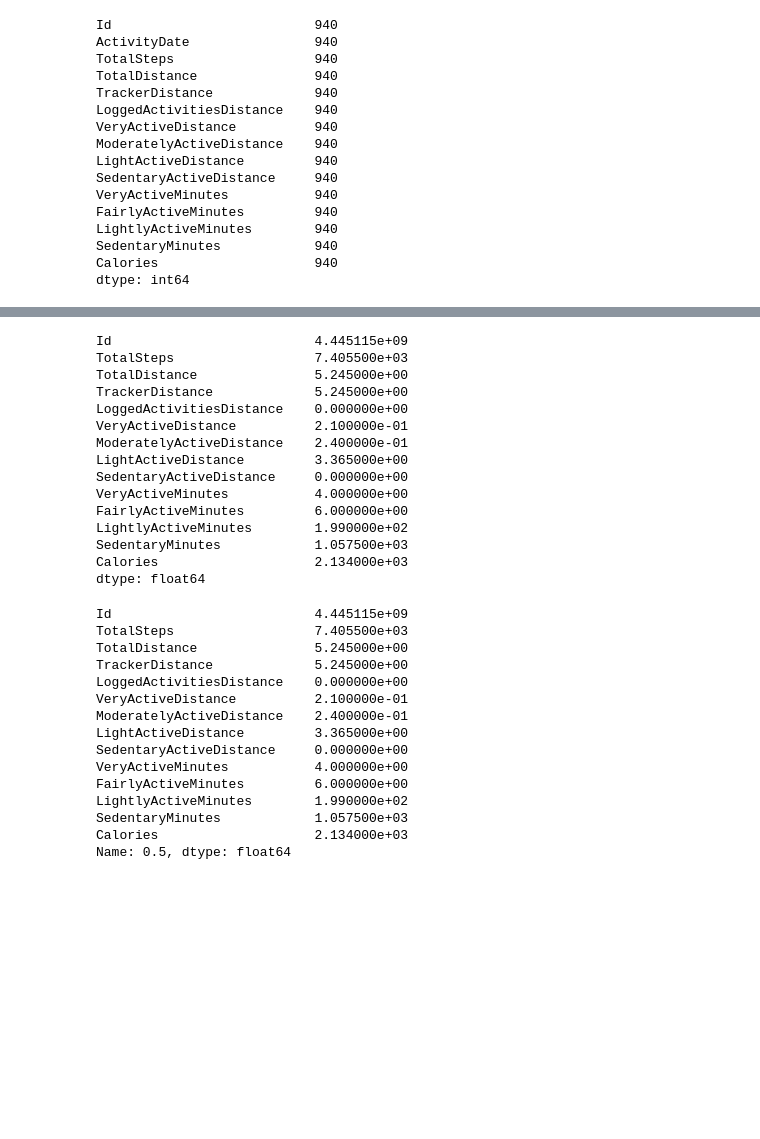
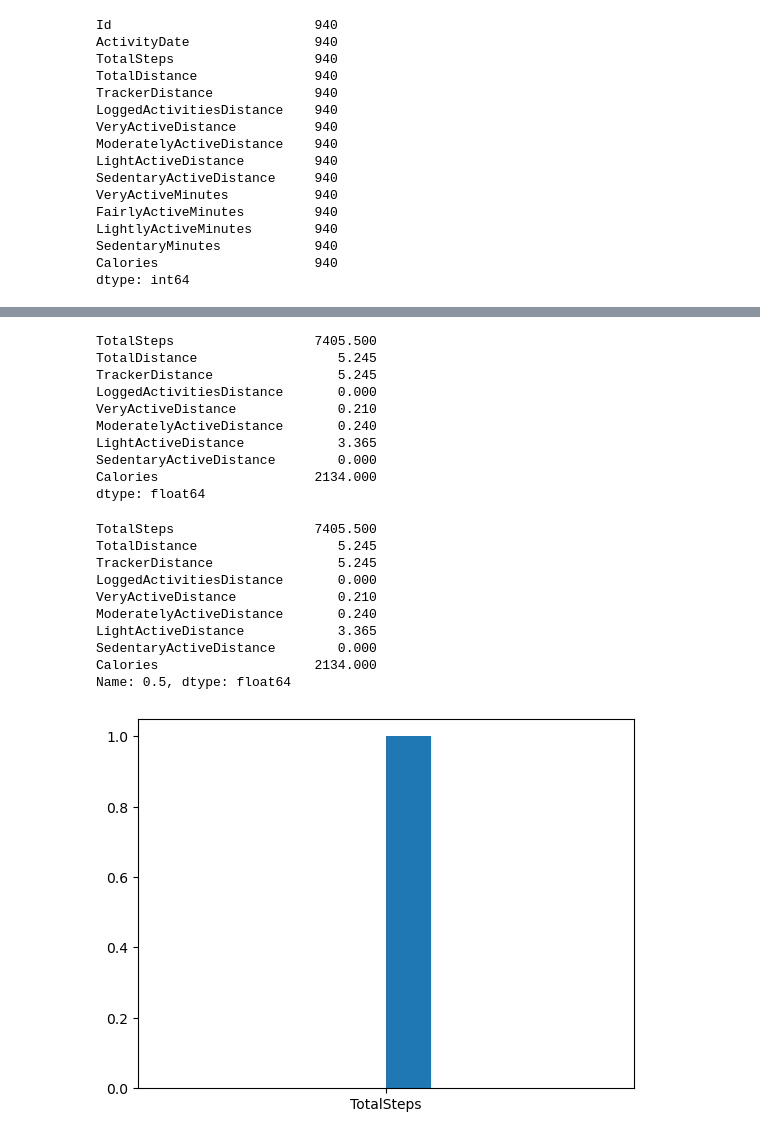
Before and after one commit to Santhoshmaganti/Smart_Health, a Jupyter notebook: dailyactivity.ipynb, the cells around one changed output, grey strips where cells are left out. Cells and saved outputs as stored; diff of their text form; code cells hidden in the pictures; blank space fills up the shorter version.

```diff
--- a/dailyactivity.ipynb
+++ b/dailyactivity.ipynb
@@ -169,36 +169,26 @@ dtype: object
 # %%
-df[["Id","ActivityDate","TotalSteps","TotalDistance","TrackerDistance","LoggedActivitiesDistance","VeryActiveDistance","ModeratelyActiveDistance","LightActiveDistance","SedentaryActiveDistance","VeryActiveMinutes","FairlyActiveMinutes","LightlyActiveMinutes","SedentaryMinutes","Calories"]].median()
+df[["TotalSteps","TotalDistance","TrackerDistance","LoggedActivitiesDistance","VeryActiveDistance","ModeratelyActiveDistance","LightActiveDistance","SedentaryActiveDistance","Calories"]].median()
 # %% [output]
-Id                          4.445115e+09
-TotalSteps                  7.405500e+03
-TotalDistance               5.245000e+00
-TrackerDistance             5.245000e+00
-LoggedActivitiesDistance    0.000000e+00
-VeryActiveDistance          2.100000e-01
-ModeratelyActiveDistance    2.400000e-01
-LightActiveDistance         3.365000e+00
-SedentaryActiveDistance     0.000000e+00
-VeryActiveMinutes           4.000000e+00
-FairlyActiveMinutes         6.000000e+00
-LightlyActiveMinutes        1.990000e+02
-SedentaryMinutes            1.057500e+03
-Calories                    2.134000e+03
+TotalSteps                  7405.500
+TotalDistance                  5.245
+TrackerDistance                5.245
+LoggedActivitiesDistance       0.000
+VeryActiveDistance             0.210
+ModeratelyActiveDistance       0.240
+LightActiveDistance            3.365
+SedentaryActiveDistance        0.000
+Calories                    2134.000
 dtype: float64
 # %%
-df[["Id","ActivityDate","TotalSteps","TotalDistance","TrackerDistance","LoggedActivitiesDistance","VeryActiveDistance","ModeratelyActiveDistance","LightActiveDistance","SedentaryActiveDistance","VeryActiveMinutes","FairlyActiveMinutes","LightlyActiveMinutes","SedentaryMinutes","Calories"]].quantile()
+df[["TotalSteps","TotalDistance","TrackerDistance","LoggedActivitiesDistance","VeryActiveDistance","ModeratelyActiveDistance","LightActiveDistance","SedentaryActiveDistance","Calories"]].quantile()
 # %% [output]
-Id                          4.445115e+09
-TotalSteps                  7.405500e+03
-TotalDistance               5.245000e+00
-TrackerDistance             5.245000e+00
-LoggedActivitiesDistance    0.000000e+00
-VeryActiveDistance          2.100000e-01
-ModeratelyActiveDistance    2.400000e-01
-LightActiveDistance         3.365000e+00
-SedentaryActiveDistance     0.000000e+00
-VeryActiveMinutes           4.000000e+00
-FairlyActiveMinutes         6.000000e+00
-LightlyActiveMinutes        1.990000e+02
-SedentaryMinutes            1.057500e+03
-Calories                    2.134000e+03
+TotalSteps                  7405.500
+TotalDistance                  5.245
+TrackerDistance                5.245
+LoggedActivitiesDistance       0.000
+VeryActiveDistance             0.210
+ModeratelyActiveDistance       0.240
+LightActiveDistance            3.365
+SedentaryActiveDistance        0.000
+Calories                    2134.000
 Name: 0.5, dtype: float64
@@ -204,0 +197,6 @@ Name: 0.5, dtype: float64
+# %%
+x=["TotalSteps"]
+plt.hist(x)
+plt.show()
+# %% [output]
+[figure, added]
```
Also changed, not shown: parts of 25 cells of this notebook.
